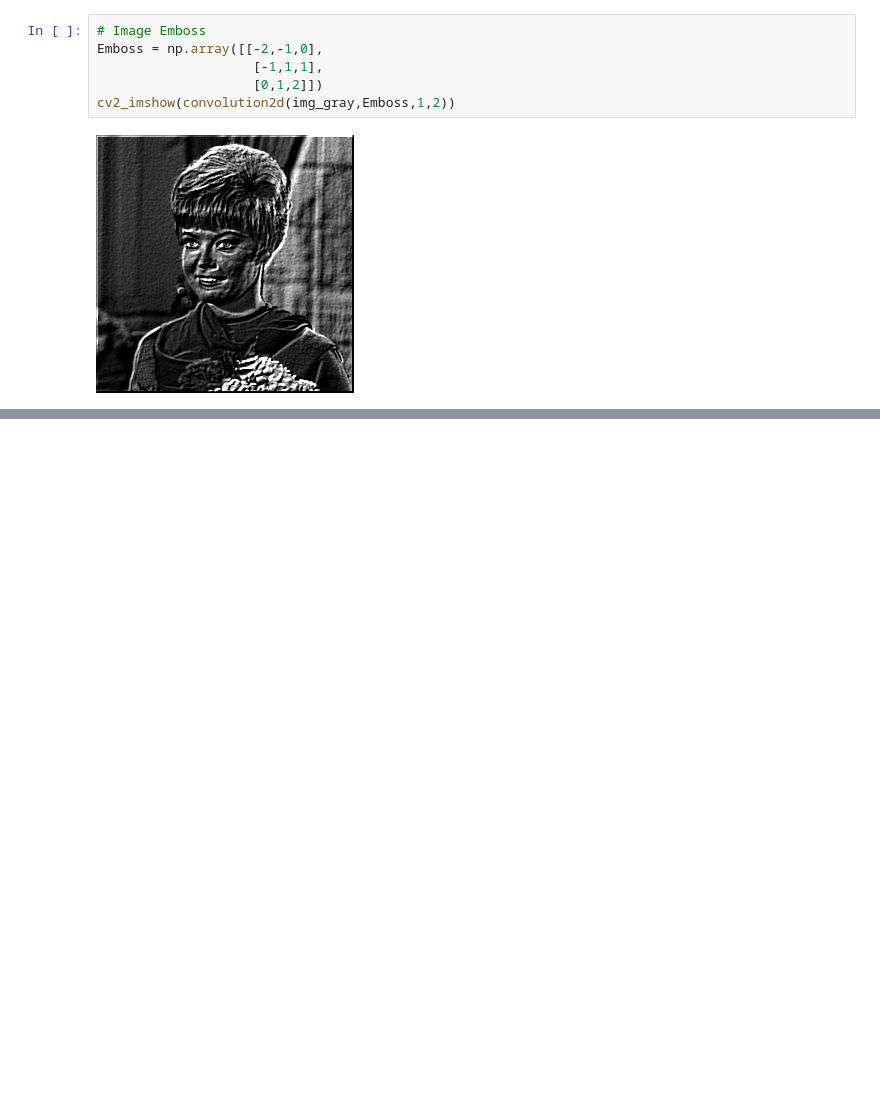
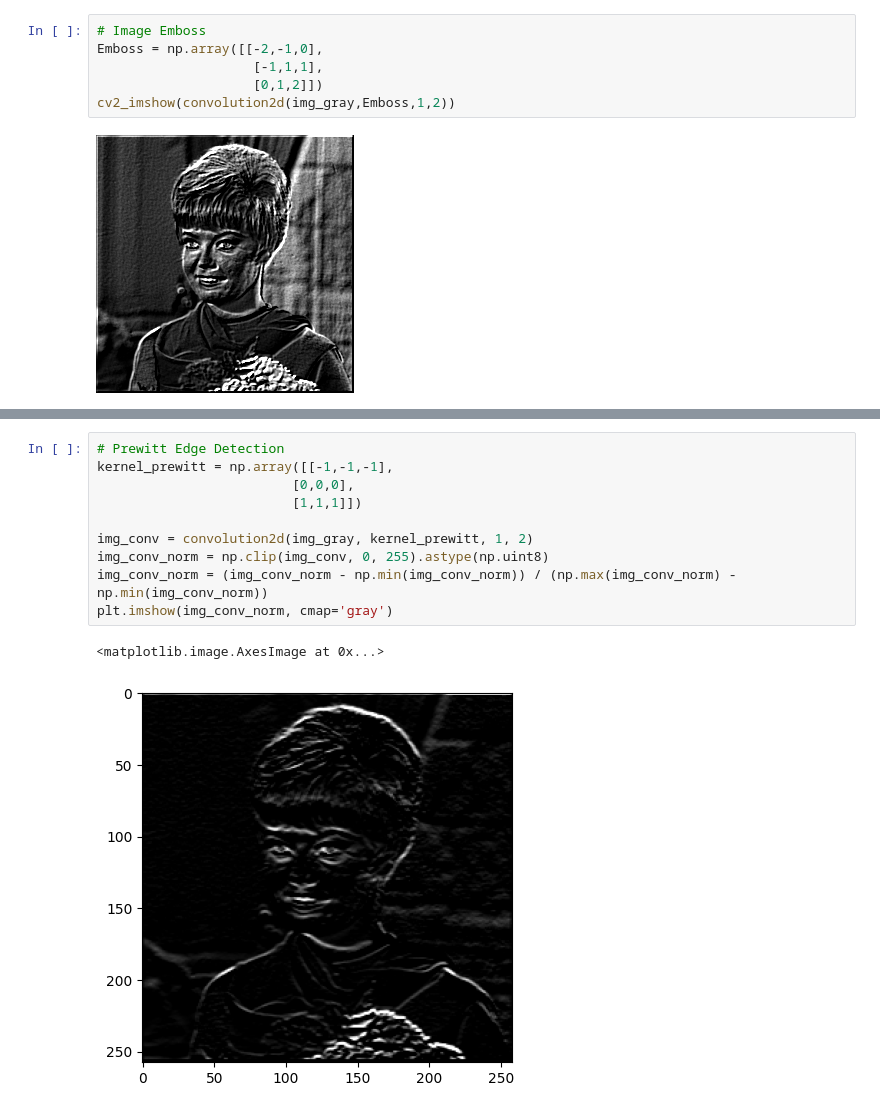
Before and after one commit to rijalammar1/PVCK_RijalAmmar, a Jupyter notebook: Jobsheet7.ipynb, the cells around one changed output, grey strips where cells are left out. Saved outputs shown, nothing was run; the diff lists cells and outputs as text; blank space fills up the shorter version.

```diff
--- a/Jobsheet7.ipynb
+++ b/Jobsheet7.ipynb
@@ -55,0 +72,13 @@ cv2_imshow(convolution2d(img_gray,Emboss,1,2))
+# %%
+# Prewitt Edge Detection
+kernel_prewitt = np.array([[-1,-1,-1],
+                         [0,0,0],
+                         [1,1,1]])
+
+img_conv = convolution2d(img_gray, kernel_prewitt, 1, 2)
+img_conv_norm = np.clip(img_conv, 0, 255).astype(np.uint8)
+img_conv_norm = (img_conv_norm - np.min(img_conv_norm)) / (np.max(img_conv_norm) - np.min(img_conv_norm))
+plt.imshow(img_conv_norm, cmap='gray')
+# %% [output]
+<matplotlib.image.AxesImage at 0x...>
+[figure, added]
```
Also changed, not shown: parts of 4 cells of this notebook.
